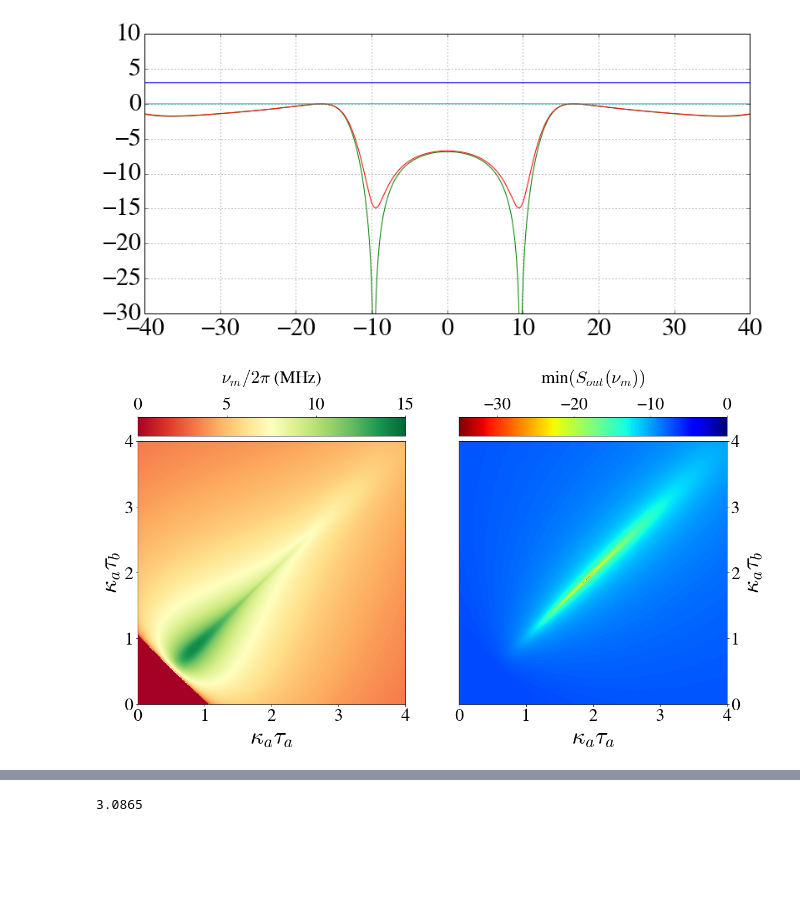
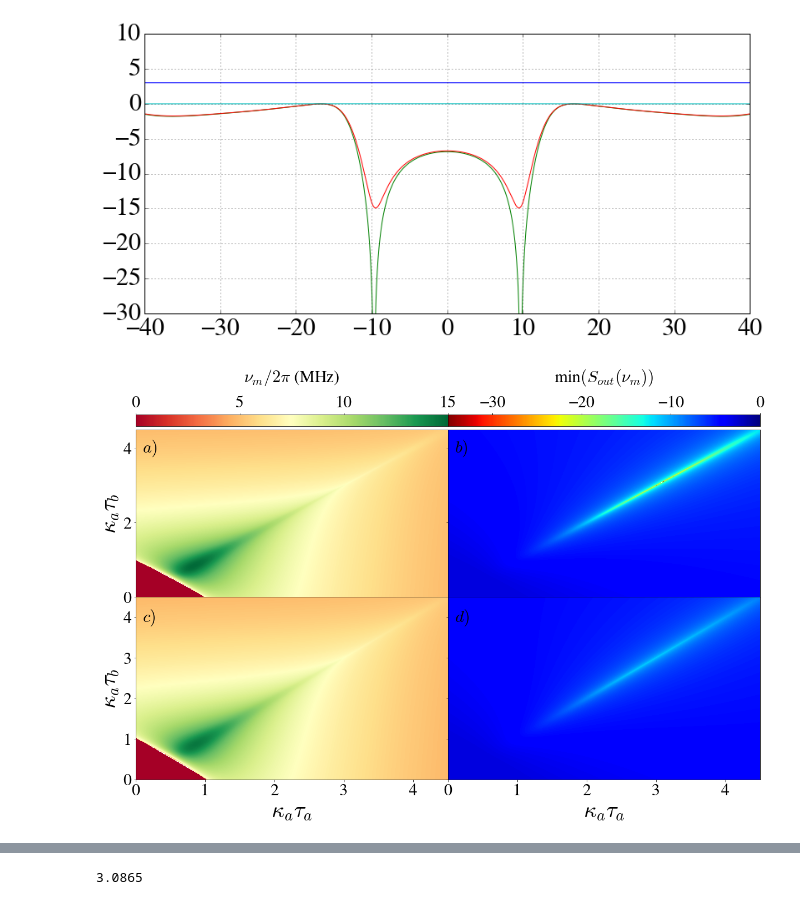
Before and after one commit to nemetniki/General-linear-model, a Jupyter notebook: NDPApaper_figures.ipynb, the cells around one changed output, grey strips where cells are left out. Cells and saved outputs as stored; diff of their text form; code cells hidden in the pictures; blank space fills up the shorter version.

```diff
--- a/NDPApaper_figures.ipynb
+++ b/NDPApaper_figures.ipynb
@@ -417,6 +417,10 @@ from mpl_toolkits.mplot3d.axes3d import Axes3D
 from scipy.interpolate import griddata
 import mpl_toolkits.mplot3d as mp3d
 import time
+import matplotlib.gridspec as gridspec
+from mpl_toolkits.axes_grid1.axes_divider import make_axes_locatable
+from mpl_toolkits.axes_grid1.colorbar import colorbar
+
 
 start=time.clock()
 
@@ -439,19 +443,26 @@ collab = ['blue','orange','green','pink','brown']
 fsfont = {'fontname':'FreeSerif'}
 
 nu = np.linspace(0,60,10000)*2*np.pi
-ta = np.linspace(0,4,601)
-tb = np.linspace(0,4,601)
+ta = np.linspace(0,4.5,601)
+tb = np.linspace(0,4.5,601)
+eps=0.75#1/3.#
 Smin = np.zeros((len(ta),len(tb)))
 nus = np.zeros((len(ta),len(tb)))
+SminL = np.zeros((len(ta),len(tb)))
+nusL = np.zeros((len(ta),len(tb)))
 tam,tbm = np.meshgrid(ta,tb)
 
 for ia in range(0, len(ta)):
     for ib in range(0,len(tb)):
-        Sout_fb = Squeez(0.75*2*np.pi*10,1*np.pi,0,10*2.*pi,0.5,ta[ia],0,0,0,10*2.*pi,0.5,tb[ib],0,0,0,nu)
+        Sout_fb = Squeez(eps*2*np.pi*10,1*np.pi,0,10*2.*pi,0.5,ta[ia],0,0,0,10*2.*pi,0.5,tb[ib],0,0,0,nu)
+        Sout_fbL = Squeez(eps*2*np.pi*10,1*np.pi,0,10*2.*pi,0.5,ta[ia],0,5,0,10*2.*pi,0.5,tb[ib],0,5,0,nu)
         ind = np.argmin(Sout_fb)
+        indL = np.argmin(Sout_fbL)
         nus[ib,ia] = nu[ind]/2/np.pi
+        nusL[ib,ia] = nu[indL]/2/np.pi
 #        if np.min(Sout_fb)>=-40 and np.min(Sout_fb)<0:
         Smin[ib,ia]=np.min(Sout_fb)
+        SminL[ib,ia]=np.min(Sout_fbL)
 #        else:
 #            Smin[ia,ib]=-40
 
@@ -463,21 +474,53 @@ Lendy=[0,4,4,0]
 #Sminm = griddata((ta, tb), Smin, (ta[None,:], tb[:,None]), method='cubic')
 #fig = plt.figure(figsize=(15,11))
 #ax = fig.add_subplot(1, 1, 1, projection='3d')
-fig = plt.figure(figsize=(18,9))
-#ax = fig.add_subplot(1, 1, 1, projection='3d')
-ax = fig.add_subplot(1, 2, 1)
-ax2 = fig.add_subplot(1, 2, 2)
+fig,ax = plt.subplots(2,2,figsize=(20,12))
+subplots_adjust(left=None, bottom=None, right=None, top=None,
+                wspace=0.000, hspace=0.0)#ax = fig.add_subplot(1, 1, 1, projection='3d')
+#ax = fig.add_subplot(2, 2)
 #ax = fig.add_subplot(1, 1, 1)
 #p = ax.plot_surface(tam, tbm, nus, alpha=1.0,rstride=1, cstride=1, cmap=cm.RdYlGn, linewidth=0, antialiased=False)
 levels1 = np.linspace(0.0, 15.0, 5000)
-p = ax.contourf(tam, tbm, nus, alpha=1.0,levels=levels1,rstride=1, cstride=1, cmap=cm.RdYlGn, linewidth=0, antialiased=False)
-ax_divider = make_axes_locatable(ax)
+p = ax[0][0].contourf(tam, tbm, nus, alpha=1.0,levels=levels1,cmap=cm.RdYlGn, antialiased=False)
+pL = ax[1][0].contourf(tam, tbm, nusL, alpha=1.0,levels=levels1,cmap=cm.RdYlGn,antialiased=False)
+ax_divider = make_axes_locatable(ax[0][0])
 cax = ax_divider.append_axes("top", size="7%", pad="2%")
 
 cp = fig.colorbar(p, cax=cax,ticks=np.arange(0,31,5), orientation="horizontal")
 cax.xaxis.set_ticks_position("top")
 cp.ax.set_title('$\\nu_{m}/2\pi$ (MHz)\n', linespacing=2,**fsfont,fontsize=30)
+levels = np.linspace(-35.0, 0, 2000)
+cset = ax[0][1].contourf(tam, tbm, Smin,levels=levels, cmap=cm.jet_r)
+csetL = ax[1][1].contourf(tam, tbm, SminL,levels=levels,cmap=cm.jet_r)
+#cset = ax.contour(tam, tbm, Smin,levels=levels,  cmap=cm.RdYlGn)
+#cb = fig.colorbar(cset, shrink=0.6)
+ax2_divider = make_axes_locatable(ax[0][1])
+cax2 = ax2_divider.append_axes("top", size="7%", pad="2%")
 
+cb = fig.colorbar(cset, cax=cax2, ticks=np.arange(-30,1,10), orientation="horizontal")
+cax2.xaxis.set_ticks_position("top")
+cb.ax.set_title('min$(S_{out}(\\nu_{m}))$\n', linespacing=2,**fsfont,fontsize=30)
+for i in range(2):
+    labelx = [item.get_text() for item in ax[0][i].get_xticklabels()]
+    labely = [item.get_text() for item in ax[i][1].get_yticklabels()]
+    empty_x = ['']*len(labelx)
+    empty_y = ['']*len(labely)
+    ax[0][i].set_xticklabels(empty_x)
+    ax[i][1].set_yticklabels(empty_y)
+    ax[1][i].set_xlabel('$\kappa_a\\tau_a$',fontsize = 40,**fsfont,linespacing=1.5)
+    ax[i][0].set_ylabel('$\kappa_a\\tau_b$',fontsize = 40,**fsfont,linespacing=1.5)
+
+letter = ["$a)$","$b)$","$c)$","$d)$"]
+for i in range(4):
+    ax[int(i/2)][i%2].text(.1, 3.9, letter[i], fontsize=30)
+
+plt.show()
+end=time.clock()
+durd=int((end-start)/60./60./24.)
+durh=int((end-start)/60./60-24*durd)
+durm=int((end-start)/60.-(24*durd+durh)*60.)
+durs=int((end-start)-((24*durd+durh)*60+durm)*60)
+print("Elapsed time: %d:%d:%d:%d" % (durd,durh,durm,durs))
 #face2 = mp3d.art3d.Poly3DCollection([mid], alpha=0.3, linewidth=3)
 #face2.set_facecolor((1, 1, 1, 0.3))
 #for i in range(4):
@@ -488,54 +531,34 @@ cp.ax.set_title('$\\nu_{m}/2\pi$ (MHz)\n', linespacing=2,**fsfont,fontsize=30)
 #ax.set_ylim(0,4)
 #labels = [0, 1, 2, 3, 4]
 #ax.set_yticklabels(labels,rotation=0,
 #                   verticalalignment='baseline',
 #                   horizontalalignment='right')
 #ax.set_zticks([0., 2.,4.,6.,8.,10])
 #ax.set_xticklabels(labels,rotation=0,
 #                   verticalalignment='top',
 #                   horizontalalignment='left')
 
 #ax.tick_params(axis='x', which='major', pad=0)
 #ax.tick_params(axis='y', which='major', pad=5)
 #ax.tick_params(axis='z', which='major', pad=10)
 #ax.w_zaxis.set_pane_color((1.0, 1.0, 1.0))
 #ax.w_xaxis.set_pane_color((1.0, 1.0, 1.0))
 #ax.w_yaxis.set_pane_color((1.0, 1.0, 1.0))
 #levels = np.arange(-30.0, 0, 1.0)
 #ax.invert_xaxis()
 #ax.invert_yaxis()
 #ax.set_xticks([4., 3., 2., 1., 0.])
 #ax.set_yticks([4., 3., 2., 1., 0.])
 #ax.set_zticks([0., 5., 10., 15.])
 #ax.view_init(elev=20., azim=-75)
 #ax.view_init(elev=20., azim=-110)
 #cset = ax.contour(tam, tbm, Smin,levels=levels, zdir='z', offset=-10.5, cmap=cm.jet_r)
-levels = np.linspace(-35.0, 0, 2000)
-cset = ax2.contourf(tam, tbm, Smin,levels=levels, zdir='z', offset=-10.5, cmap=cm.jet_r)
-#cset = ax.contour(tam, tbm, Smin,levels=levels,  cmap=cm.RdYlGn)
-#cb = fig.colorbar(cset, shrink=0.6)
-ax2_divider = make_axes_locatable(ax2)
-cax2 = ax2_divider.append_axes("top", size="7%", pad="2%")
-
-cb = fig.colorbar(cset, cax=cax2, ticks=np.arange(-30,1,10), orientation="horizontal")
-cax2.xaxis.set_ticks_position("top")
-cb.ax.set_title('min$(S_{out}(\\nu_{m}))$\n', linespacing=2,**fsfont,fontsize=30)
-ax.set_xlabel('$\kappa_a\\tau_a$',fontsize = 40,**fsfont,linespacing=1.5)
-ax.set_ylabel('$\kappa_a\\tau_b$',fontsize = 40,**fsfont,linespacing=1.5)
-ax2.set_xlabel('$\kappa_a\\tau_a$',fontsize = 40,**fsfont,linespacing=1.5)
-ax2.set_ylabel('$\kappa_a\\tau_b$',fontsize = 40,**fsfont,linespacing=1.5)
-ax2.yaxis.tick_right()
-ax2.yaxis.set_label_position("right")
+#ax2.set_ylabel('$\kappa_a\\tau_b$',fontsize = 40,**fsfont,linespacing=1.5)
+#ax2.yaxis.tick_right()
+#ax2.yaxis.set_label_position("right")
 #ax.zaxis.set_rotate_label(False)
 #ax.set_zlabel('\n$\\nu_{m}/2\pi$ (MHz)',fontsize = 40,**fsfont,linespacing=1.5, rotation=270)
 #ax.xticks(fontsize = 35,**fsfont)
 #ax.yticks(fontsize = 35,**fsfont)
-plt.show()
-end=time.clock()
-durd=int((end-start)/60./60./24.)
-durh=int((end-start)/60./60-24*durd)
-durm=int((end-start)/60.-(24*durd+durh)*60.)
-durs=int((end-start)-((24*durd+durh)*60+durm)*60)
-print("Elapsed time: %d:%d:%d:%d" % (durd,durh,durm,durs))
 # %% [output]
-[figure, old version]
+[figure, new version]
```
Also changed, not shown: parts of 9 cells of this notebook, 10 other files.
